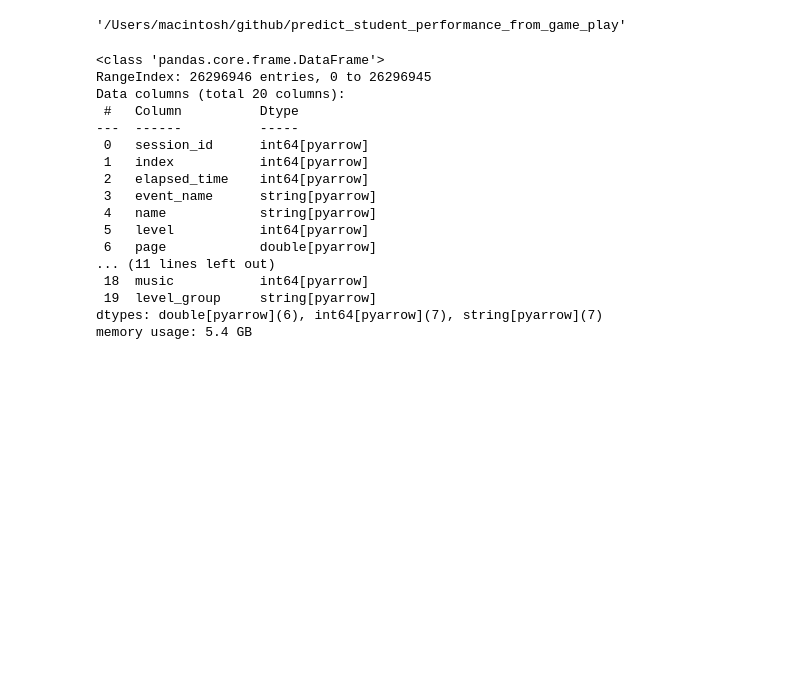
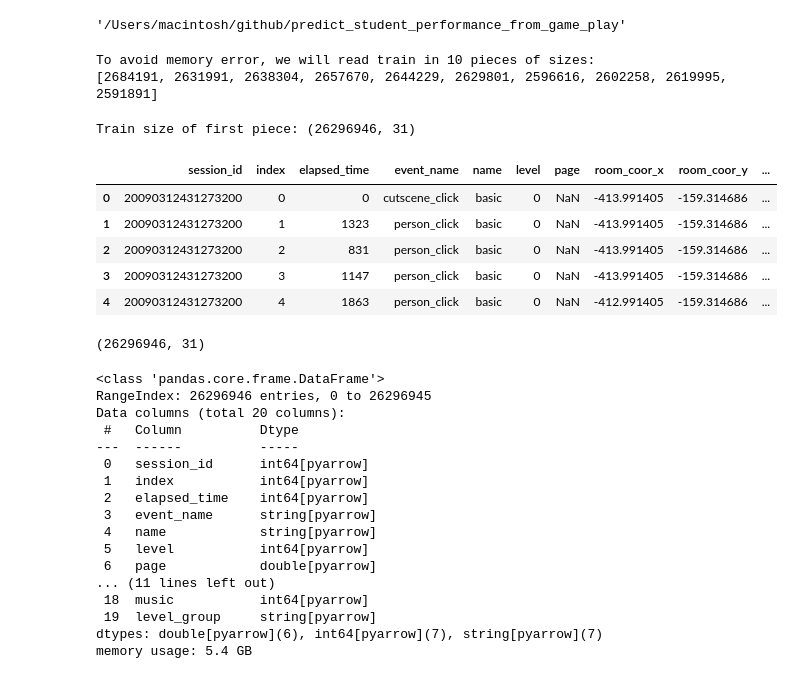
Before and after one commit to sitsawek/predict_student_performance_from_game_play, a Jupyter notebook: predict-student-performance-from-game-play.ipynb, the cells around one changed output. Cells and saved outputs as stored; diff of their text form; code cells hidden in the pictures; blank space fills up the shorter version.

Commit message:
train data frame resize avoid memory error

```diff
--- a/predict-student-performance-from-game-play.ipynb
+++ b/predict-student-performance-from-game-play.ipynb
@@ -9,6 +9,46 @@ os.getcwd()
 # %%
 train_csv = '/Users/macintosh/Desktop/data_completitions/Kaggle/2023/predict-student-performance-from-game-play/train.csv'
 df_train = pd.read_csv(train_csv, dtype_backend = 'pyarrow')
+# %%
+# READ USER ID ONLY
+tmp = pd.read_csv("/Users/macintosh/Desktop/data_completitions/Kaggle/2023/predict-student-performance-from-game-play/train.csv",usecols=[0])
+tmp = tmp.groupby('session_id').session_id.agg('count')
+
+# COMPUTE READS AND SKIPS
+PIECES = 10
+CHUNK = int( np.ceil(len(tmp)/PIECES) )
+
+reads = []
+skips = [0]
+for k in range(PIECES):
+    a = k*CHUNK
+    b = (k+1)*CHUNK
+    if b>len(tmp): b=len(tmp)
+    r = tmp.iloc[a:b].sum()
+    reads.append(r)
+    skips.append(skips[-1]+r)
+
+print(f'To avoid memory error, we will read train in {PIECES} pieces of sizes:')
+print(reads)
+# %% [output]
+To avoid memory error, we will read train in 10 pieces of sizes:
+[2684191, 2631991, 2638304, 2657670, 2644229, 2629801, 2596616, 2602258, 2619995, 2591891]
+# %%
+df_train_resize = pd.read_csv('/Users/macintosh/Desktop/data_completitions/Kaggle/2023/predict-student-performance-from-game-play/train.csv', nrows=reads[0])
+print('Train size of first piece:', df_train.shape )
+df_train_resize.head()
+# %% [output]
+Train size of first piece: (26296946, 31)
+|  | session_id | index | elapsed_time | event_name | name | level | page | room_coor_x | room_coor_y | ... |
+| 0 | 20090312431273200 | 0 | 0 | cutscene_click | basic | 0 | NaN | -413.991405 | -159.314686 | ... |
+| 1 | 20090312431273200 | 1 | 1323 | person_click | basic | 0 | NaN | -413.991405 | -159.314686 | ... |
+| 2 | 20090312431273200 | 2 | 831 | person_click | basic | 0 | NaN | -413.991405 | -159.314686 | ... |
+| 3 | 20090312431273200 | 3 | 1147 | person_click | basic | 0 | NaN | -413.991405 | -159.314686 | ... |
+| 4 | 20090312431273200 | 4 | 1863 | person_click | basic | 0 | NaN | -412.991405 | -159.314686 | ... |
+# %%
+df_train.shape
+# %% [output]
+(26296946, 31)
 # %%
 df_train.info()
 # %% [output]
```
Also changed, not shown: parts of 5 cells of this notebook.
